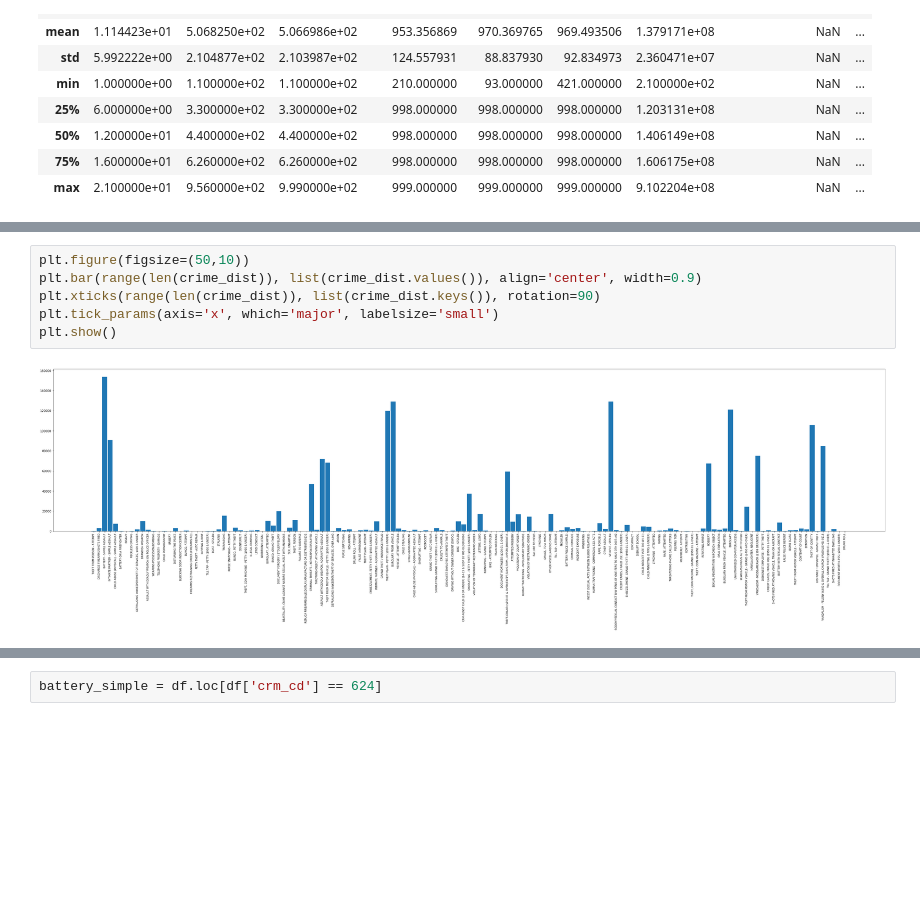
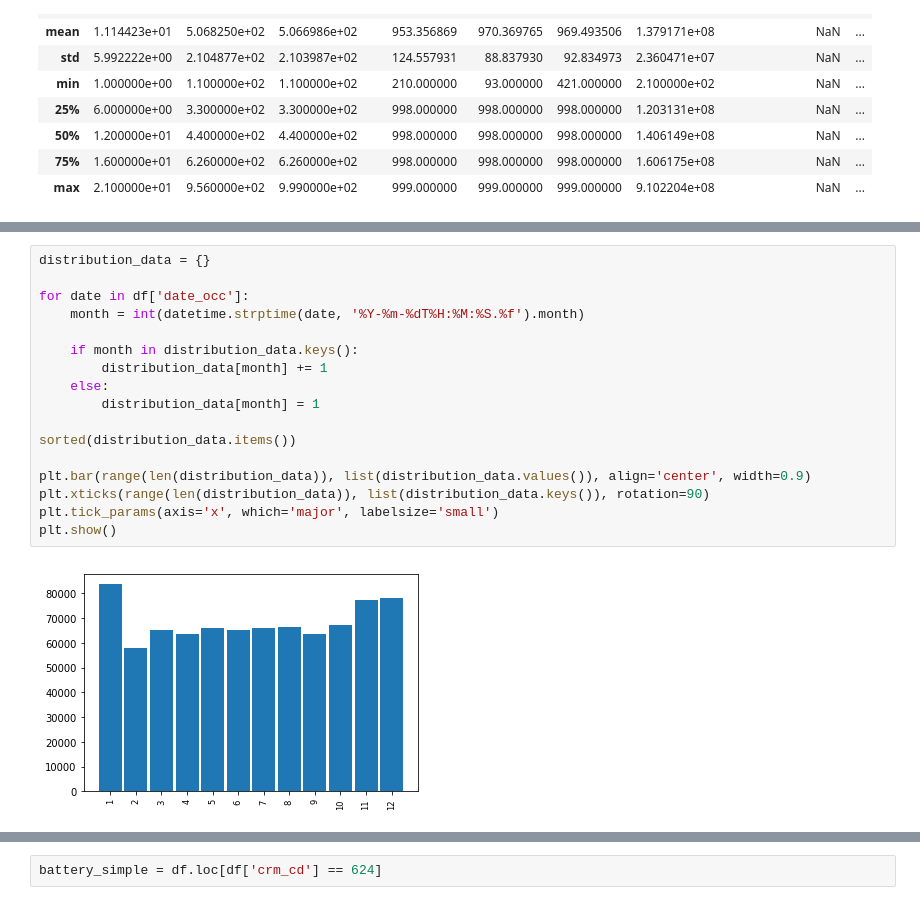
Before and after one commit to MaxwellWilliams/defogger, a Jupyter notebook: general_analysis.ipynb, the cells around one changed output, grey strips where cells are left out. Drawn from its saved outputs; the diff is of its cells as text; blank space fills up the shorter version.

Commit message:
Created monthly distribution per crime function

```diff
--- a/general_analysis.ipynb
+++ b/general_analysis.ipynb
@@ -100,8 +86,19 @@ print(crime_dist)
 # %%
-plt.figure(figsize=(50,10))
-plt.bar(range(len(crime_dist)), list(crime_dist.values()), align='center', width=0.9)
-plt.xticks(range(len(crime_dist)), list(crime_dist.keys()), rotation=90)
+distribution_data = {}
+
+for date in df['date_occ']:
+    month = int(datetime.strptime(date, '%Y-%m-%dT%H:%M:%S.%f').month)
+
+    if month in distribution_data.keys():
+        distribution_data[month] += 1
+    else:
+        distribution_data[month] = 1
+
+sorted(distribution_data.items())
+
+plt.bar(range(len(distribution_data)), list(distribution_data.values()), align='center', width=0.9)
+plt.xticks(range(len(distribution_data)), list(distribution_data.keys()), rotation=90)
 plt.tick_params(axis='x', which='major', labelsize='small')
 plt.show()
 # %% [output]
-[figure, old version]
+[figure, new version]
```
Also changed, not shown: parts of 14 cells of this notebook.
